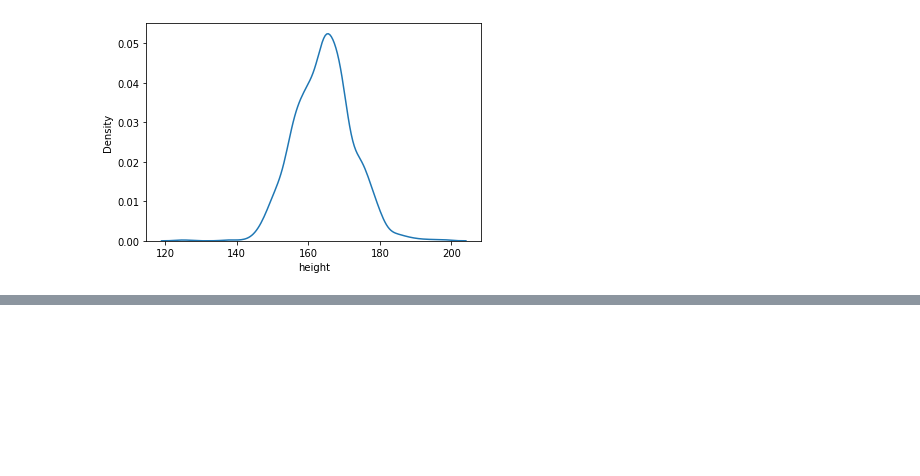
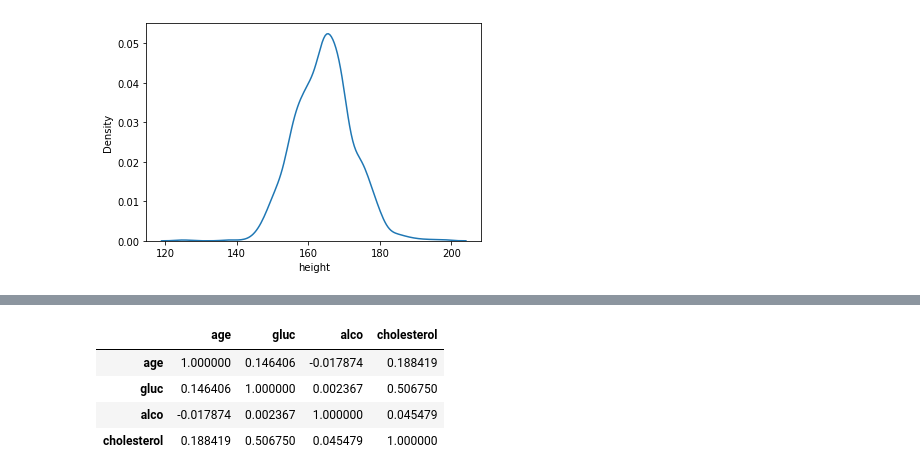
Before and after one commit to quicksilverri/statistics, a Jupyter notebook: statistics.ipynb, the cells around one changed output, grey strips where cells are left out. Saved outputs shown, nothing was run; the diff lists cells and outputs as text; code cells hidden in the pictures; blank space fills up the shorter version.

```diff
--- a/statistics.ipynb
+++ b/statistics.ipynb
@@ -275,0 +313,8 @@ sns.kdeplot(clean_height)
+# %%
+sample[['age', 'gluc', 'alco', 'cholesterol']].corr()
+# %% [output]
+|  | age | gluc | alco | cholesterol |
+| age | 1.000000 | 0.146406 | -0.017874 | 0.188419 |
+| gluc | 0.146406 | 1.000000 | 0.002367 | 0.506750 |
+| alco | -0.017874 | 0.002367 | 1.000000 | 0.045479 |
+| cholesterol | 0.188419 | 0.506750 | 0.045479 | 1.000000 |
```
Also changed, not shown: parts of 13 cells of this notebook.
